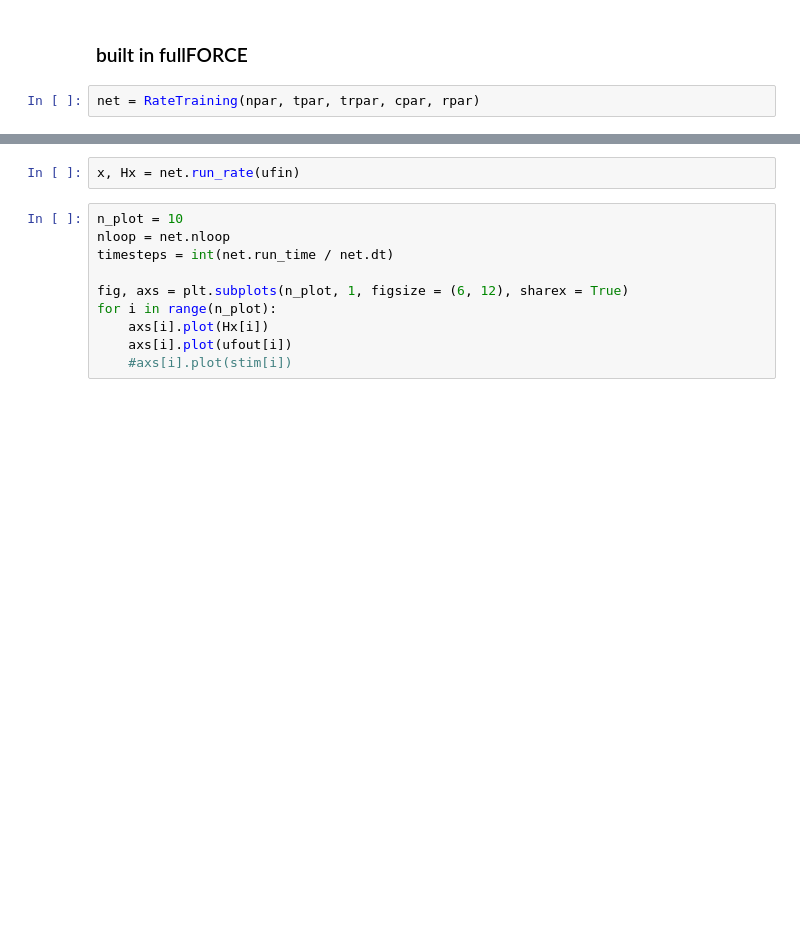
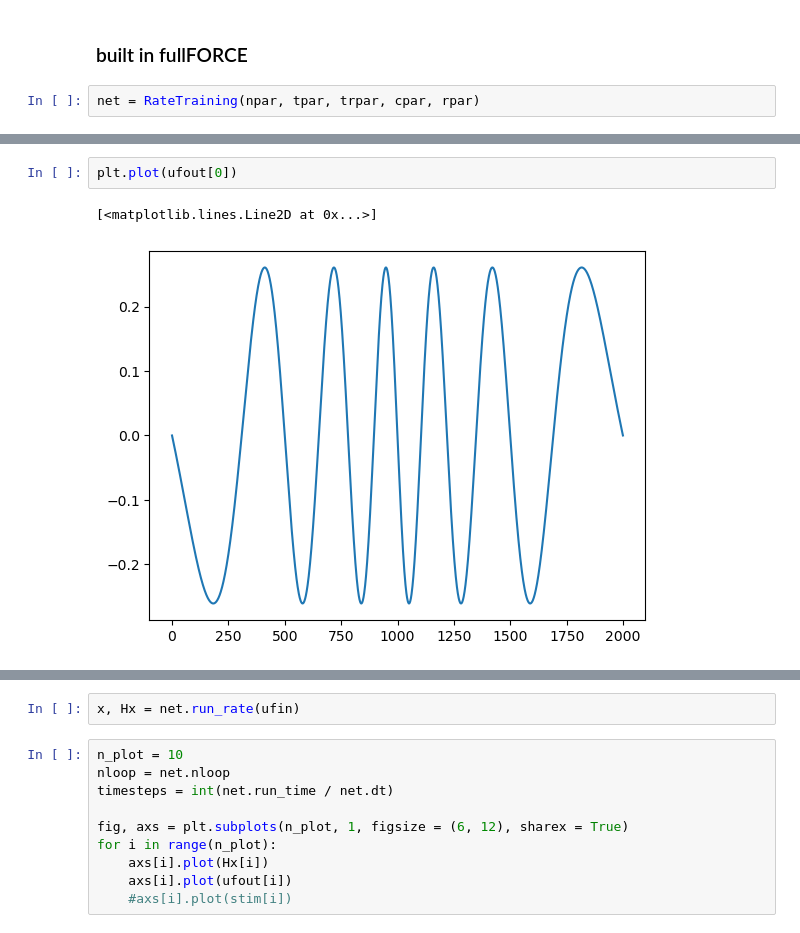
Before and after one commit to Sam-q-3736/srnn_rls, a Jupyter notebook: fF-recreation.ipynb, the cells around one changed output, grey strips where cells are left out. Drawn from its saved outputs; the diff is of its cells as text; blank space fills up the shorter version.

```diff
--- a/fF-recreation.ipynb
+++ b/fF-recreation.ipynb
@@ -81,3 +86,8 @@ plt.colorbar()
+# %%
+plt.plot(ufout[0])
+# %% [output]
+[<matplotlib.lines.Line2D at 0x...>]
+[figure, added]
 # %%
 n_plot = 10
 nloop = trpar['training_loops']
```
Also changed, not shown: parts of 15 cells of this notebook, 4 other files.
